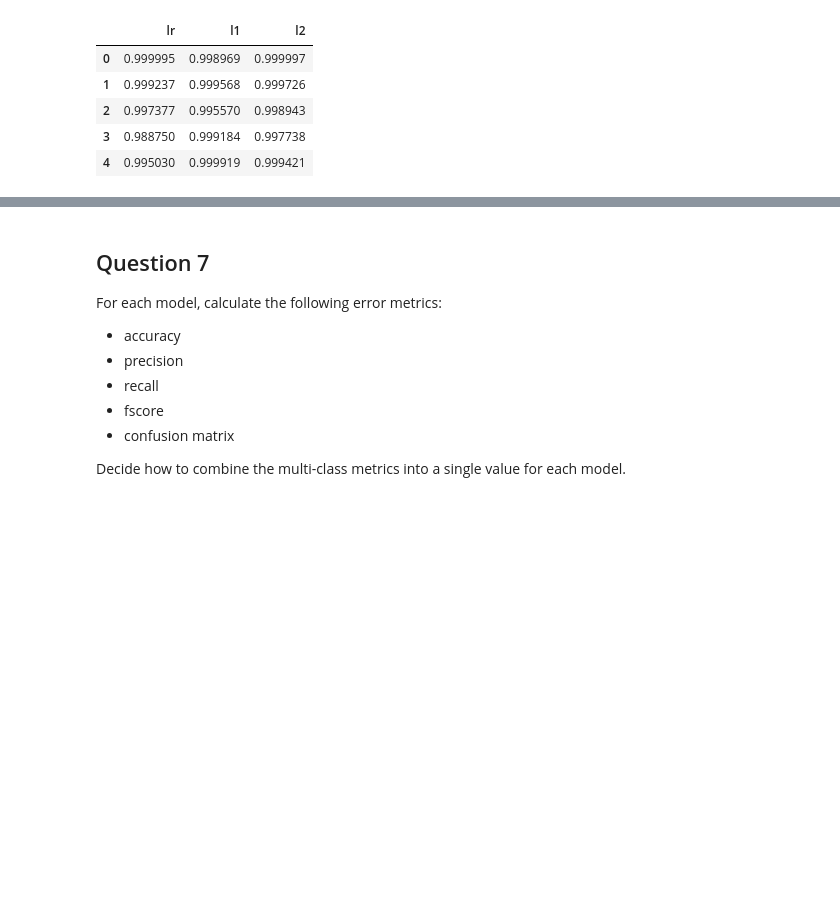
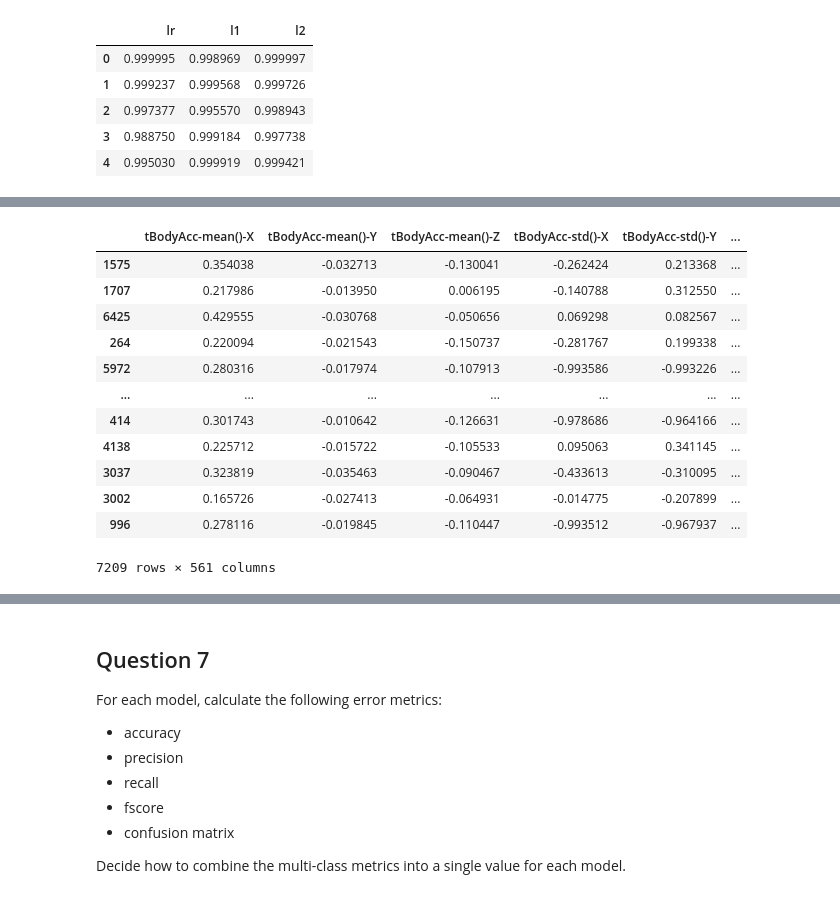
Before and after one commit to afa7789/regularizar-metricas, a Jupyter notebook: Regressao_Logistica_V2.ipynb, the cells around one changed output, grey strips where cells are left out. Cells and saved outputs as stored; diff of their text form; code cells hidden in the pictures; blank space fills up the shorter version.

```diff
--- a/Regressao_Logistica_V2.ipynb
+++ b/Regressao_Logistica_V2.ipynb
@@ -322,0 +369,16 @@ y_prob.head()
+# %%
+X_train
+# %% [output]
+|  | tBodyAcc-mean()-X | tBodyAcc-mean()-Y | tBodyAcc-mean()-Z | tBodyAcc-std()-X | tBodyAcc-std()-Y | ... |
+| 1575 | 0.354038 | -0.032713 | -0.130041 | -0.262424 | 0.213368 | ... |
+| 1707 | 0.217986 | -0.013950 | 0.006195 | -0.140788 | 0.312550 | ... |
+| 6425 | 0.429555 | -0.030768 | -0.050656 | 0.069298 | 0.082567 | ... |
+| 264 | 0.220094 | -0.021543 | -0.150737 | -0.281767 | 0.199338 | ... |
+| 5972 | 0.280316 | -0.017974 | -0.107913 | -0.993586 | -0.993226 | ... |
+| ... | ... | ... | ... | ... | ... | ... |
+| 414 | 0.301743 | -0.010642 | -0.126631 | -0.978686 | -0.964166 | ... |
+| 4138 | 0.225712 | -0.015722 | -0.105533 | 0.095063 | 0.341145 | ... |
+| 3037 | 0.323819 | -0.035463 | -0.090467 | -0.433613 | -0.310095 | ... |
+| 3002 | 0.165726 | -0.027413 | -0.064931 | -0.014775 | -0.207899 | ... |
+| 996 | 0.278116 | -0.019845 | -0.110447 | -0.993512 | -0.967937 | ... |
+7209 rows × 561 columns
```
Also changed, not shown: parts of 7 cells of this notebook.
